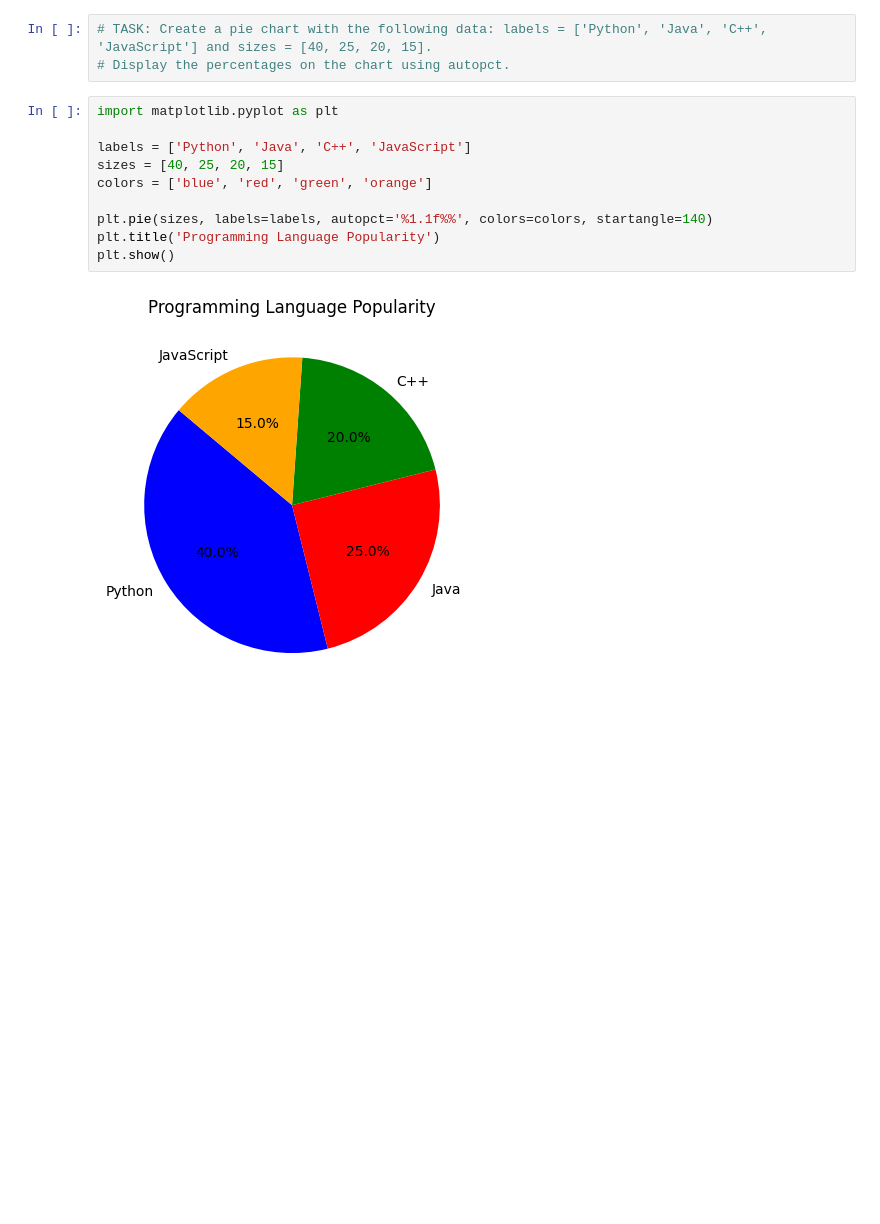
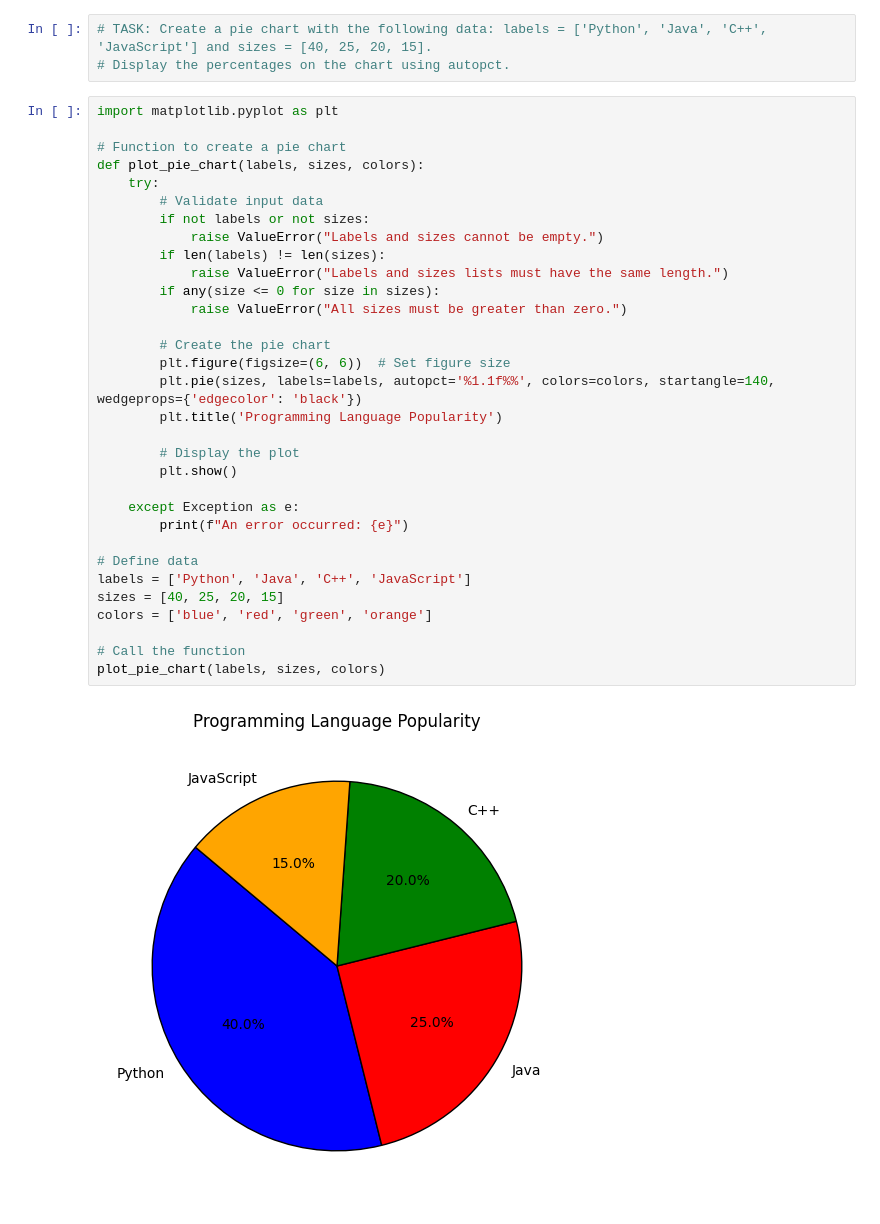
Before and after one commit to rohit8651/python-jupyter-template, a Jupyter notebook: src/4-pie-chart.ipynb, the cells around one changed output. Saved outputs shown, nothing was run; the diff lists cells and outputs as text; blank space fills up the shorter version.

Commit message:
Completed Matplotlib exercises

```diff
--- a/src/4-pie-chart.ipynb
+++ b/src/4-pie-chart.ipynb
@@ -3,15 +3,37 @@
 # %%
 # TASK: Create a pie chart with the following data: labels = ['Python', 'Java', 'C++', 'JavaScript'] and sizes = [40, 25, 20, 15].
 # Display the percentages on the chart using autopct.
-# %%
-import matplotlib.pyplot as plt
-
-labels = ['Python', 'Java', 'C++', 'JavaScript']
-sizes = [40, 25, 20, 15]
-colors = ['blue', 'red', 'green', 'orange']
-
-plt.pie(sizes, labels=labels, autopct='%1.1f%%', colors=colors, startangle=140)
-plt.title('Programming Language Popularity')
-plt.show()
-# %% [output]
-[figure, removed]
+# %%
+import matplotlib.pyplot as plt
+
+# Function to create a pie chart
+def plot_pie_chart(labels, sizes, colors):
+    try:
+        # Validate input data
+        if not labels or not sizes:
+            raise ValueError("Labels and sizes cannot be empty.")
+        if len(labels) != len(sizes):
+            raise ValueError("Labels and sizes lists must have the same length.")
+        if any(size <= 0 for size in sizes):
+            raise ValueError("All sizes must be greater than zero.")
+
+        # Create the pie chart
+        plt.figure(figsize=(6, 6))  # Set figure size
+        plt.pie(sizes, labels=labels, autopct='%1.1f%%', colors=colors, startangle=140, wedgeprops={'edgecolor': 'black'})
+        plt.title('Programming Language Popularity')
+
+        # Display the plot
+        plt.show()
+
+    except Exception as e:
+        print(f"An error occurred: {e}")
+
+# Define data
+labels = ['Python', 'Java', 'C++', 'JavaScript']
+sizes = [40, 25, 20, 15]
+colors = ['blue', 'red', 'green', 'orange']
+
+# Call the function
+plot_pie_chart(labels, sizes, colors)
+# %% [output]
+[figure, added]
```
Also changed, not shown: 6 other files.
